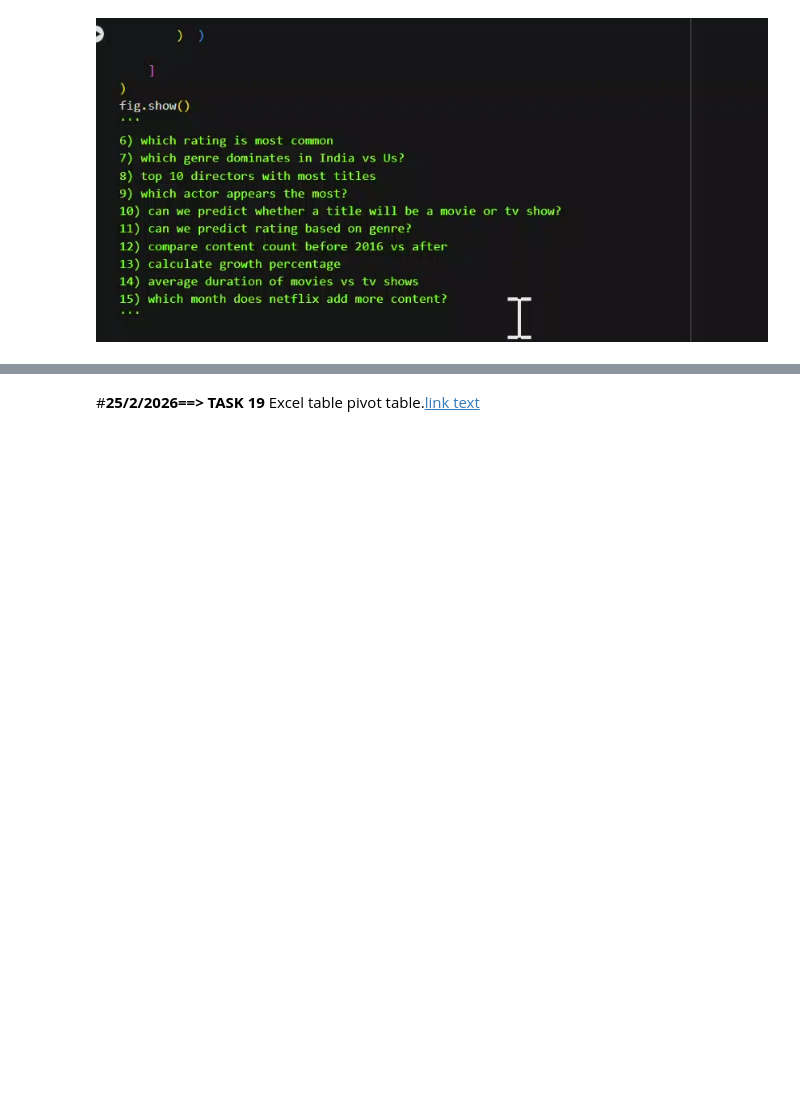
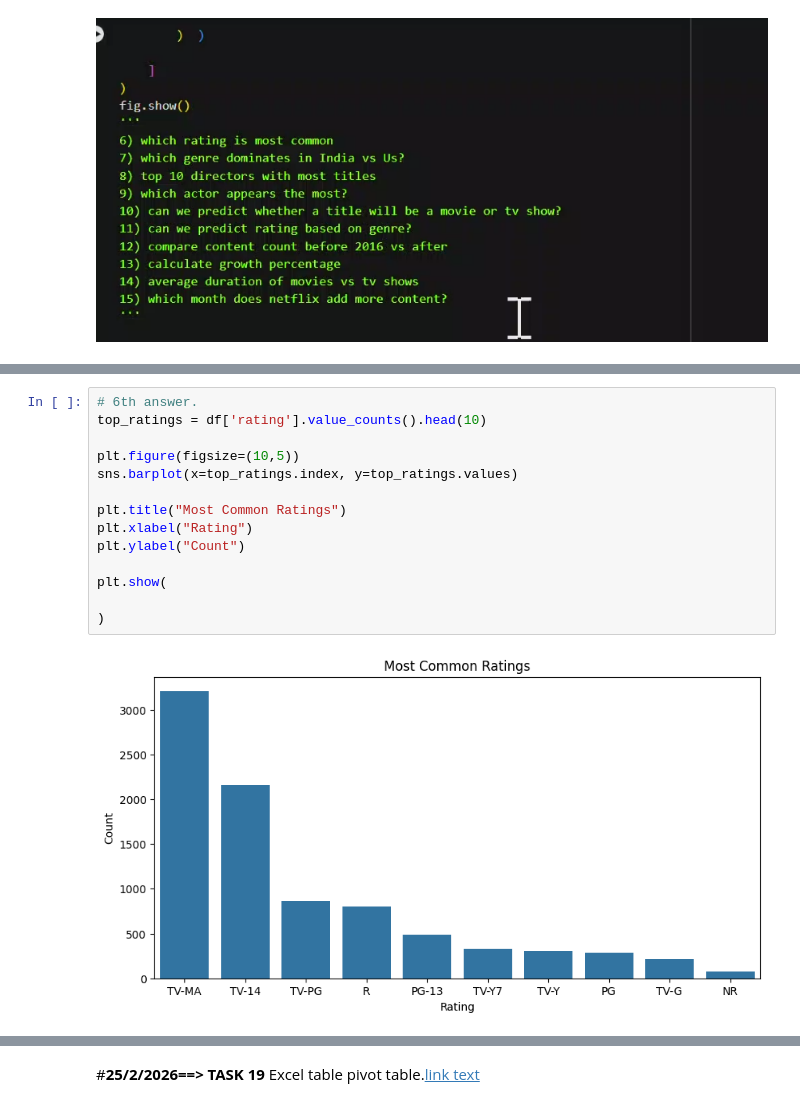
Before and after one commit to nimitha123-kd/Take-IT-Smart-Internship, a Jupyter notebook: Class1_PythonBasics_.ipynb, the cells around one changed output, grey strips where cells are left out. Drawn from its saved outputs; the diff is of its cells as text; blank space fills up the shorter version.

```diff
--- a/Class1_PythonBasics_.ipynb
+++ b/Class1_PythonBasics_.ipynb
@@ -4727,0 +4346,16 @@ Analysis + ML + Graphs Completed Successfully!
+# %%
+# 6th answer.
+top_ratings = df['rating'].value_counts().head(10)
+
+plt.figure(figsize=(10,5))
+sns.barplot(x=top_ratings.index, y=top_ratings.values)
+
+plt.title("Most Common Ratings")
+plt.xlabel("Rating")
+plt.ylabel("Count")
+
+plt.show(
+
+)
+# %% [output]
+[figure, added]
```
Also changed, not shown: parts of 26 cells of this notebook.
